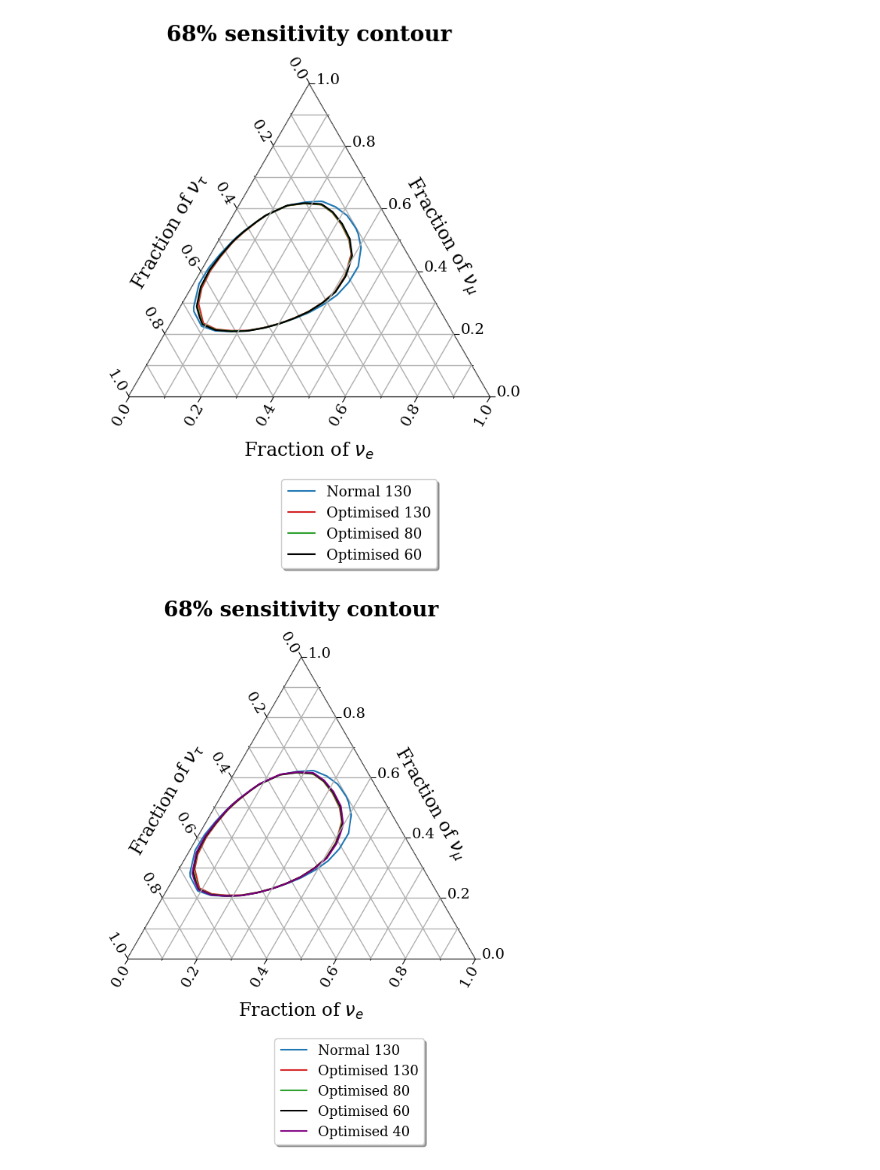
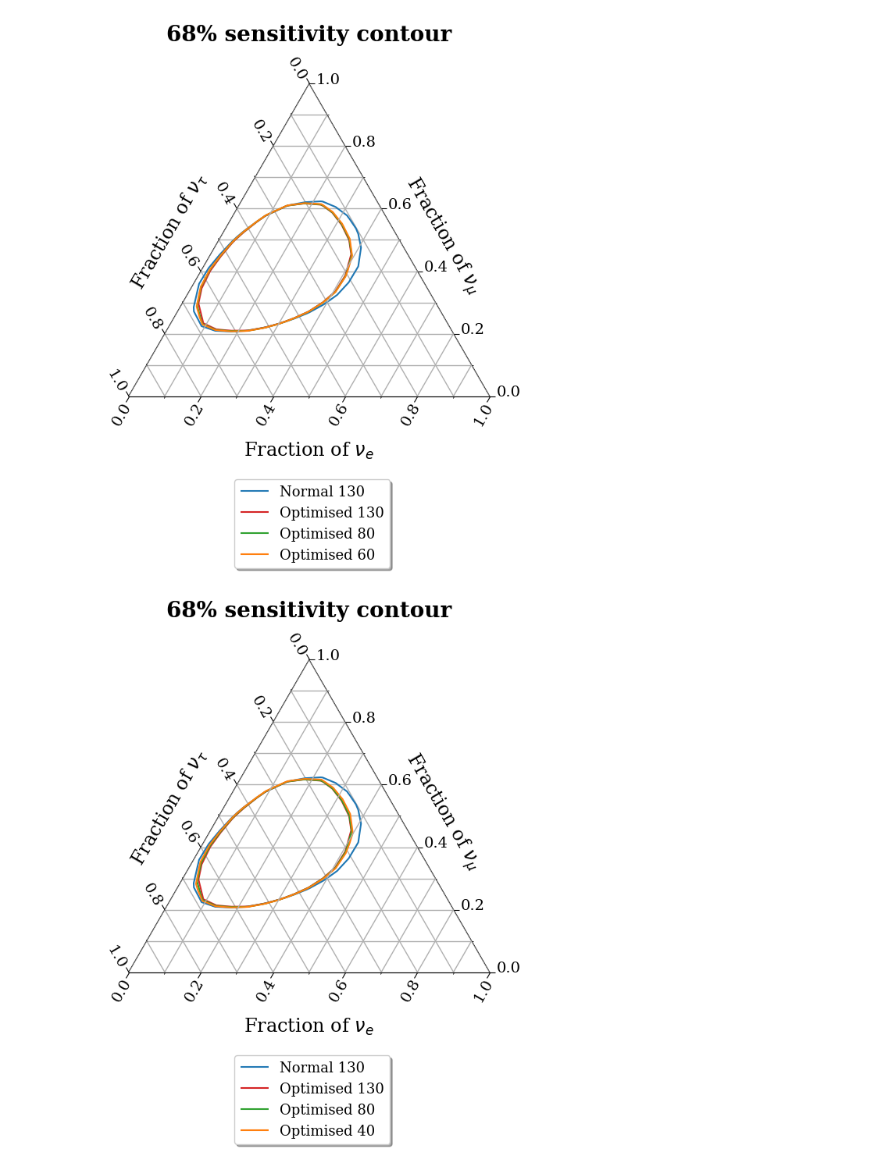
Before and after one commit to tjuanve/icc-ana, a Jupyter notebook: neha_flavour_ratio/plots/summary_statistic.ipynb, the cells around one changed output. Saved outputs shown, nothing was run; the diff lists cells and outputs as text; code cells hidden in the pictures.

Commit message:
update plots collab

```diff
--- a/neha_flavour_ratio/plots/summary_statistic.ipynb
+++ b/neha_flavour_ratio/plots/summary_statistic.ipynb
@@ -48,7 +48,10 @@ scan_dir_dict = {
                  "sumstat_6.4_80"     : f"{base_path}/asimov_SAYLLH_HESE12Bestfit_nominalDetSyst_sumstat_v6.4_eval80/flavor",
                  "sumstat_6.4_60"     : f"{base_path}/asimov_SAYLLH_HESE12Bestfit_nominalDetSyst_sumstat_v6.4_eval60/flavor",
                  "sumstat_6.4_40"     : f"{base_path}/asimov_SAYLLH_HESE12Bestfit_nominalDetSyst_sumstat_v6.4_eval40/flavor",
-
+                 "sumstat_6.4_20"     : f"{base_path}/asimov_SAYLLH_HESE12Bestfit_nominalDetSyst_sumstat_v6.4_eval20/flavor",
+                 "sumstat_6.4_10"     : f"{base_path}/asimov_SAYLLH_HESE12Bestfit_nominalDetSyst_sumstat_v6.4_eval10/flavor",
+                 "sumstat_6.4_5"     : f"{base_path}/asimov_SAYLLH_HESE12Bestfit_nominalDetSyst_sumstat_v6.4_eval5/flavor",
+                 "sumstat_6.4_2"     : f"{base_path}/asimov_SAYLLH_HESE12Bestfit_nominalDetSyst_sumstat_v6.4_eval2/flavor",
                  }
 # %%
 labels = {
@@ -62,6 +65,10 @@ labels = {
                  "sumstat_6.4_80"     : "Optimised 80",
                  "sumstat_6.4_60"     : "Optimised 60",
                  "sumstat_6.4_40"     : "Optimised 40",
+                 "sumstat_6.4_20"     : "Optimised 20",
+                 "sumstat_6.4_10"     : "Optimised 10",
+                 "sumstat_6.4_5"     : "Optimised 5",
+                 "sumstat_6.4_2"     : "Optimised 2",
 
 }
 # %%
@@ -150,7 +158,7 @@ def compare_contours( names, output_name ):
 
     lh, ll = [], []
 
-    colours = ["C0","C3","C2", "black", "purple"]
+    colours = ["C0","C3","C2", "C1", "C4", "C5", "C6", "C7", "C8", "C9"]
 
     C = {}
 
@@ -179,7 +187,7 @@ def compare_contours( names, output_name ):
 
 
     l = fig.legend(lh,ll,
-                    bbox_to_anchor=(0.8, 0.05),prop=font_legend,
+                    bbox_to_anchor=(0.7, 0.05),prop=font_legend,
                     ncols=1,frameon=True,fancybox=True,shadow=True)
     # tax.add_artist(l1)
     plt.title('68% sensitivity contour',y=1.1,fontdict=font_title)
@@ -200,8 +311,8 @@ black
 # %%
 compare_contours( names = ["rect_nostat", "sumstat_6.4_130"], output_name = "130bins")
 compare_contours( names = ["rect_nostat", "sumstat_6.4_130", "sumstat_6.4_80"], output_name = "130-80bins")
-compare_contours( names = ["rect_nostat", "sumstat_6.4_130", "sumstat_6.4_80", "sumstat_6.4_60"], output_name = "130-60bins")
-compare_contours( names = ["rect_nostat", "sumstat_6.4_130", "sumstat_6.4_80", "sumstat_6.4_60", "sumstat_6.4_40"], output_name = "130-40bins")
+compare_contours( names = ["rect_nostat", "sumstat_6.4_130", "sumstat_6.4_80", "sumstat_6.4_60"], output_name = "130-80-60bins")
+compare_contours( names = ["rect_nostat", "sumstat_6.4_130", "sumstat_6.4_80", "sumstat_6.4_40"], output_name = "130-80-40bins")
 # %% [output]
 rect_nostat
 C0
@@ -236,2 +345,2 @@ purple
-[figure, old version]
+[figure, new version]
-[figure, old version]
+[figure, new version]
```
Also changed, not shown: parts of 5 cells of this notebook, 11 other files.
